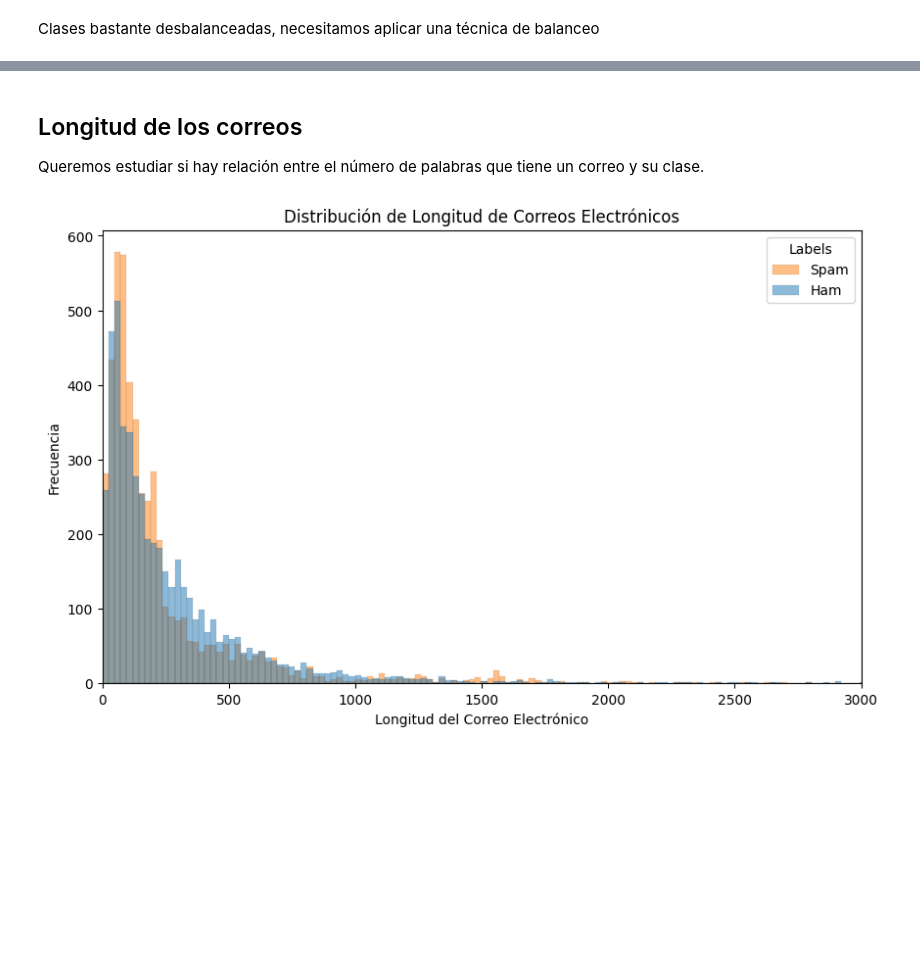
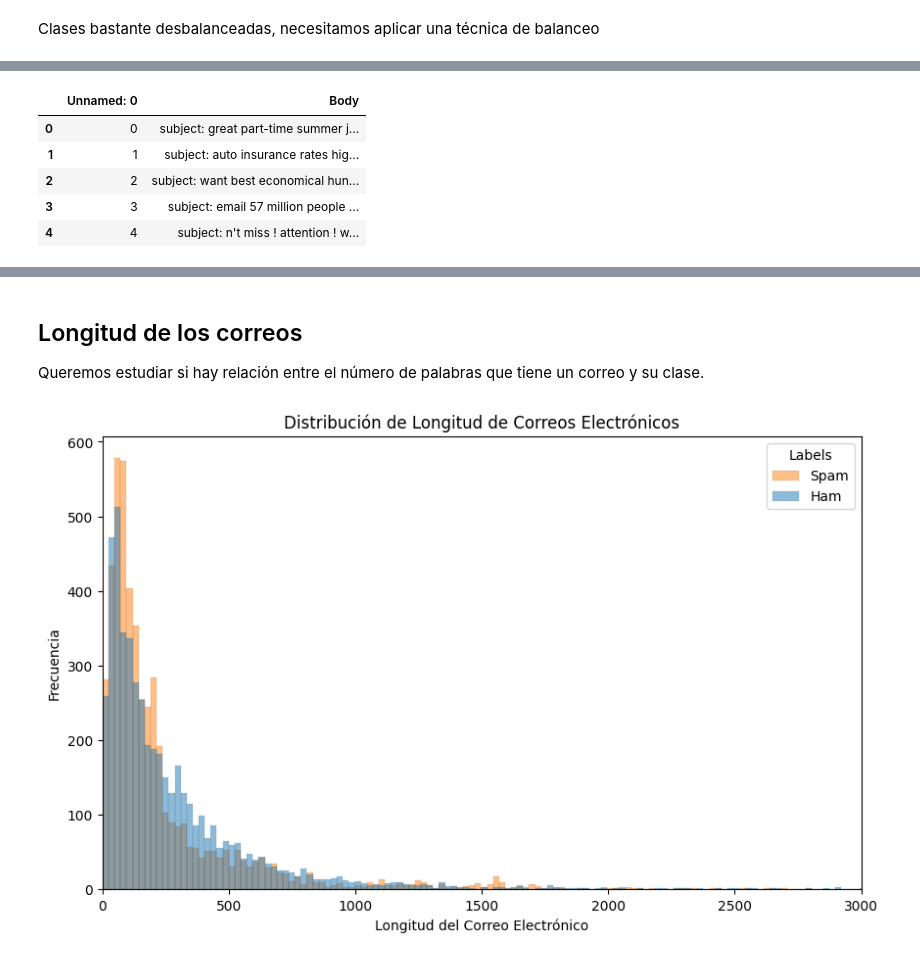
Before and after one commit to monicacg1111/TFG, a Jupyter notebook: Visualizacion.ipynb, the cells around one changed output, grey strips where cells are left out. Saved outputs shown, nothing was run; the diff lists cells and outputs as text; code cells hidden in the pictures; blank space fills up the shorter version.

```diff
--- a/Visualizacion.ipynb
+++ b/Visualizacion.ipynb
@@ -107,0 +125,9 @@ ImportError: cannot import name '_check_X' from 'imblearn.utils._validation' (C:
+# %%
+X_resampled.head()
+# %% [output]
+|  | Unnamed: 0 | Body |
+| 0 | 0 | subject: great part-time summer j... |
+| 1 | 1 | subject: auto insurance rates hig... |
+| 2 | 2 | subject: want best economical hun... |
+| 3 | 3 | subject: email 57 million people ... |
+| 4 | 4 | subject: n't miss ! attention ! w... |
```
Also changed, not shown: parts of 14 cells of this notebook, 3 other files.
